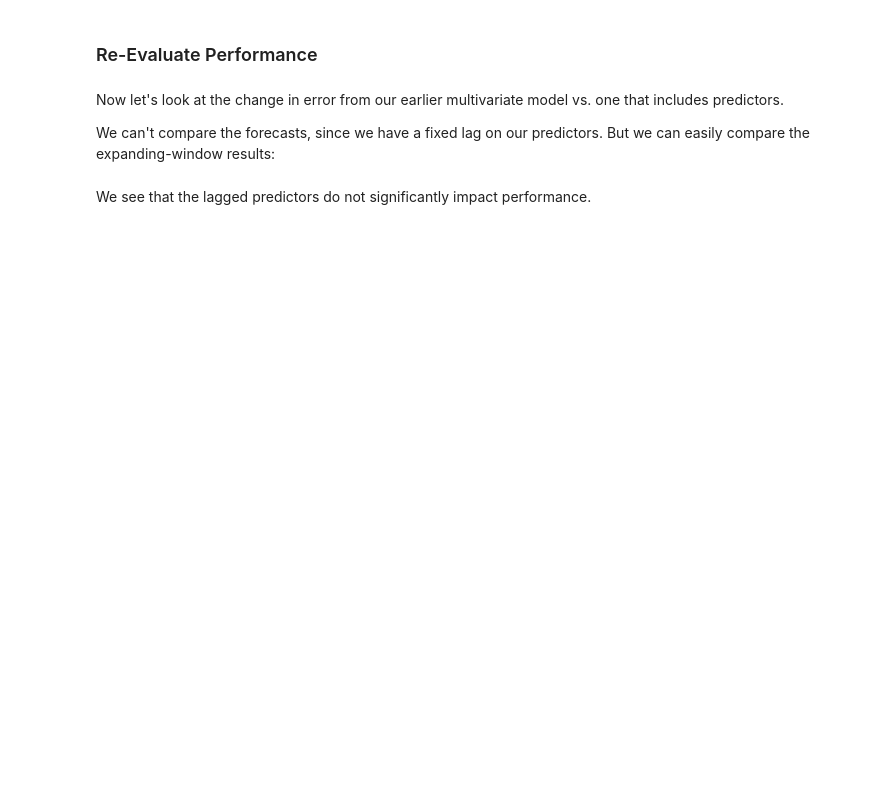
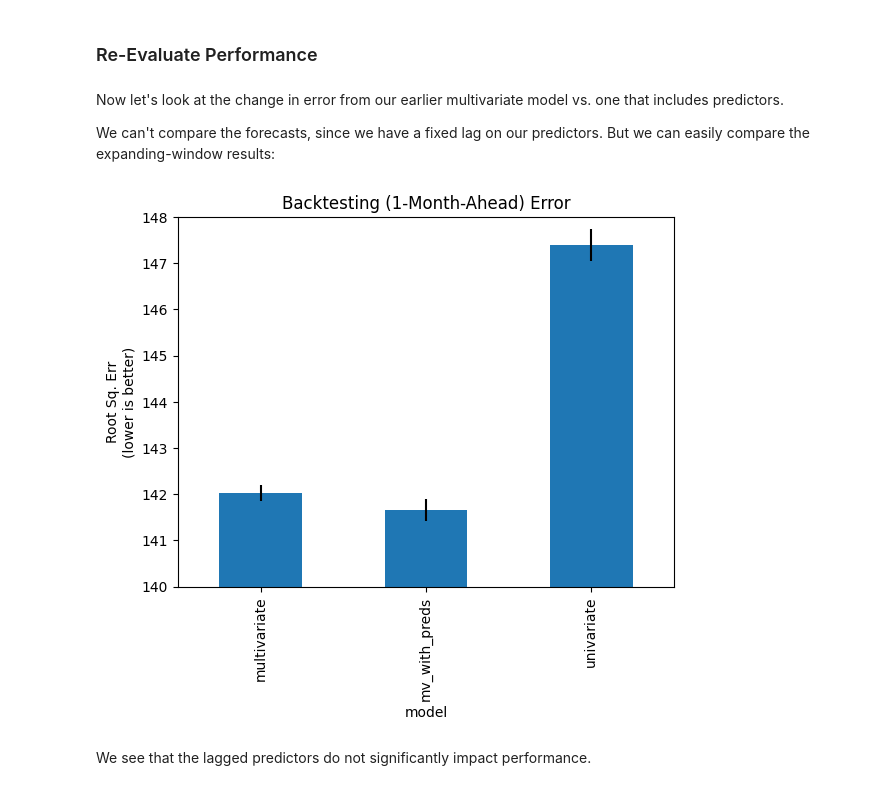
Before and after one commit to onesixsolutions/torchcast, a Jupyter notebook: docs/examples/air_quality.ipynb, the cells around one changed output. Cells and saved outputs as stored; diff of their text form; code cells hidden in the pictures; blank space fills up the shorter version.

```diff
--- a/docs/examples/air_quality.ipynb
+++ b/docs/examples/air_quality.ipynb
@@ -444,28 +542,30 @@ We can't compare the forecasts, since we have a fixed lag on our predictors. But
 # %%
 df_backtest1mo_err_agg2 = agg_within_group_err(
     pd.concat([
         # old ones:
         df_backtest_err1mo,
         # new one:
         sum_mc_preds_as_df(one_mo_lm,
                               dataset_pm_lm,
                               inverse_transform_fun=lambda x: 10 ** x,
                               group_colname='station',
                               time_colname='date')
         .loc[lambda df: df['date'] > SPLIT_DT,:]
         .merge(df_aq[['station', 'date', 'PM']])
         .pipe(get_station_error, pred_colname='predicted', actual_colname='PM')
         .assign(model='mv_with_preds')
     ])
 )
 
 df_backtest1mo_err_agg2['rmse'].plot(
     kind='bar',
     yerr=df_backtest1mo_err_agg2['sem'] * sem_multi,
     ylabel="Root Sq. Err\n(lower is better)",
     title="Backtesting (1-Month-Ahead) Error",
-    ylim=(140,147)
+    ylim=(140,148)
 )
 plt.show()
+# %% [output]
+[figure, added]
 # %% [markdown]
 We see that the lagged predictors do not significantly impact performance.
```
Also changed, not shown: parts of 16 cells of this notebook, 2 other files.
